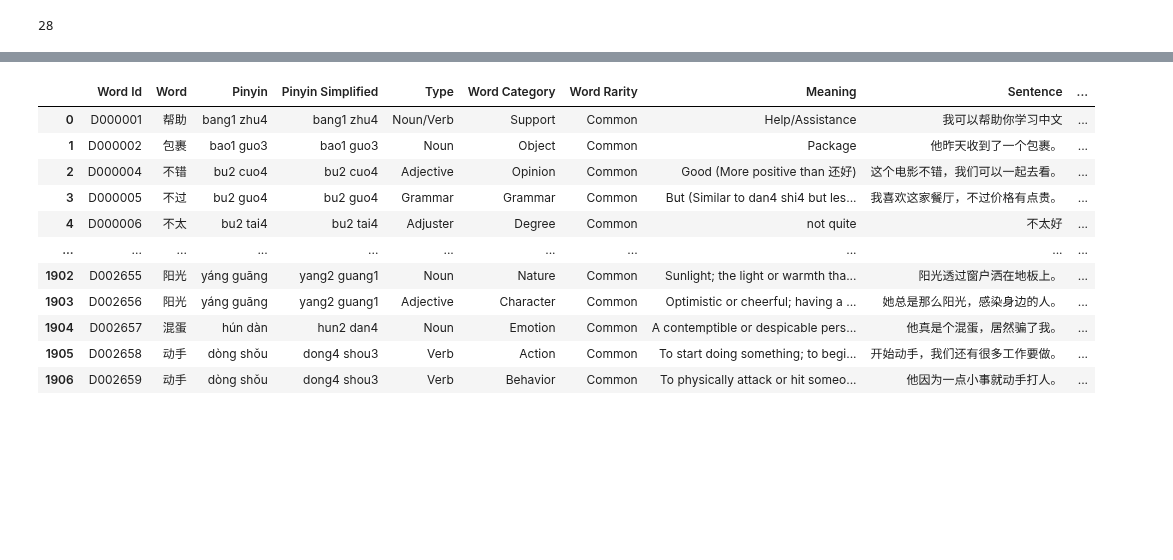
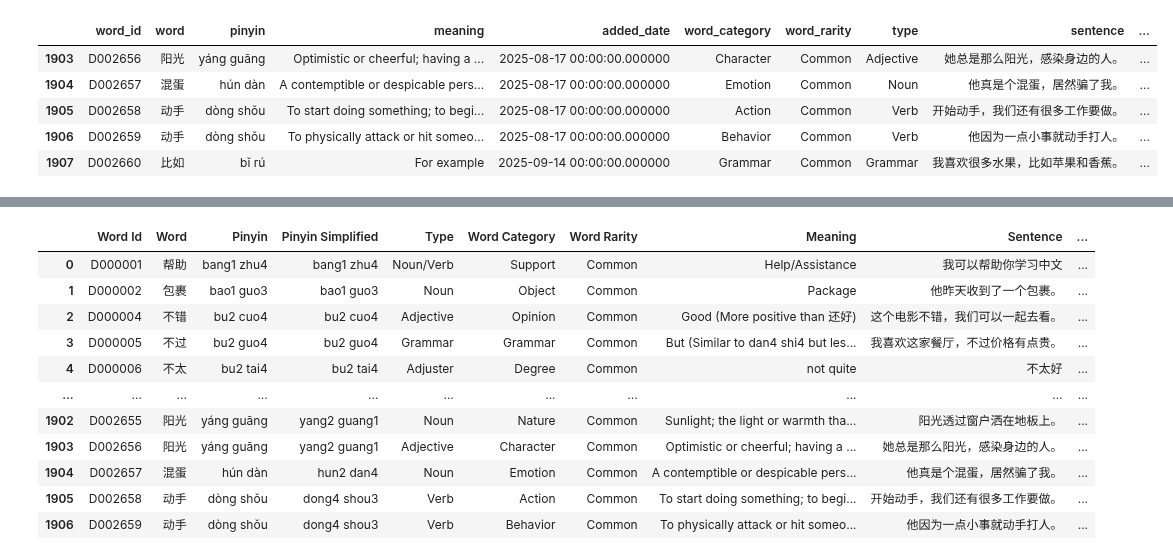
Before and after one commit to tuawong/GPT4LanguageLearning, a Jupyter notebook: SQLTest.ipynb, the cells around one changed output, grey strips where cells are left out. Saved outputs shown, nothing was run; the diff lists cells and outputs as text; code cells hidden in the pictures; blank space fills up the shorter version.

```diff
--- a/SQLTest.ipynb
+++ b/SQLTest.ipynb
@@ -6,3 +6,18 @@ from sqlalchemy.orm import declarative_base
 from sqlalchemy import inspect
 # %%
 from database import Base, SessionLocal, engine, ensure_views_from_files, init_db
+# %%
+
+from main.quiz import QuizGenerator
+import pandas as pd
+import main.Constants as Constants
+from main.sql import load_dict
+
+#orig_df = load_dict(gsheet_mode=True, gsheet_name=gsheet_name, worksheet_name=dict_sheet_name)
+orig_df = load_dict()
+orig_df.columns = [col.replace(' ', '_').lower() for col in orig_df.columns]  # Replace spaces with underscores in column names
+word_date = orig_df['added_date'].drop_duplicates().sort_values().to_list()
+word_cat = orig_df['word_category'].drop_duplicates().sort_values().to_list()
+word_rarity = orig_df['word_rarity'].drop_duplicates().sort_values().to_list()
+
+quiz_generator = QuizGenerator(df=orig_df)
@@ -9,3 +35,12 @@ from database import Base, SessionLocal, engine, ensure_views_from_files, init_d
+# %%
+orig_df.tail()
+# %% [output]
+|  | word_id | word | pinyin | meaning | added_date | word_category | word_rarity | type | sentence | ... |
+| 1903 | D002656 | 阳光 | yáng guāng | Optimistic or cheerful; having a ... | 2025-08-17 00:00:00.000000 | Character | Common | Adjective | 她总是那么阳光，感染身边的人。 | ... |
+| 1904 | D002657 | 混蛋 | hún dàn | A contemptible or despicable pers... | 2025-08-17 00:00:00.000000 | Emotion | Common | Noun | 他真是个混蛋，居然骗了我。 | ... |
+| 1905 | D002658 | 动手 | dòng shǒu | To start doing something; to begi... | 2025-08-17 00:00:00.000000 | Action | Common | Verb | 开始动手，我们还有很多工作要做。 | ... |
+| 1906 | D002659 | 动手 | dòng shǒu | To physically attack or hit someo... | 2025-08-17 00:00:00.000000 | Behavior | Common | Verb | 他因为一点小事就动手打人。 | ... |
+| 1907 | D002660 | 比如 | bǐ rú | For example | 2025-09-14 00:00:00.000000 | Grammar | Common | Grammar | 我喜欢很多水果，比如苹果和香蕉。 | ... |
 # %%
 from main.gsheets import load_dict
 import main.Constants as Constants
@@ -15,10 +50,6 @@ gsheet_name = Constants.SHEET_NAME
 
 response_log = load_dict(gsheet_mode=True, gsheet_name=gsheet_name, worksheet_name=dict_sheet_name)
 response_log.columns = [col.lower().replace(' ', '_') for col in response_log.columns]
-# %%
-response_log.to_sql('ResponseLog', con=engine, if_exists='append', index=False)
-# %% [output]
-28
 # %%
 responselog_sql = pd.read_sql("""
                  SELECT *
```
Also changed, not shown: parts of 2 cells of this notebook, 11 other files.
